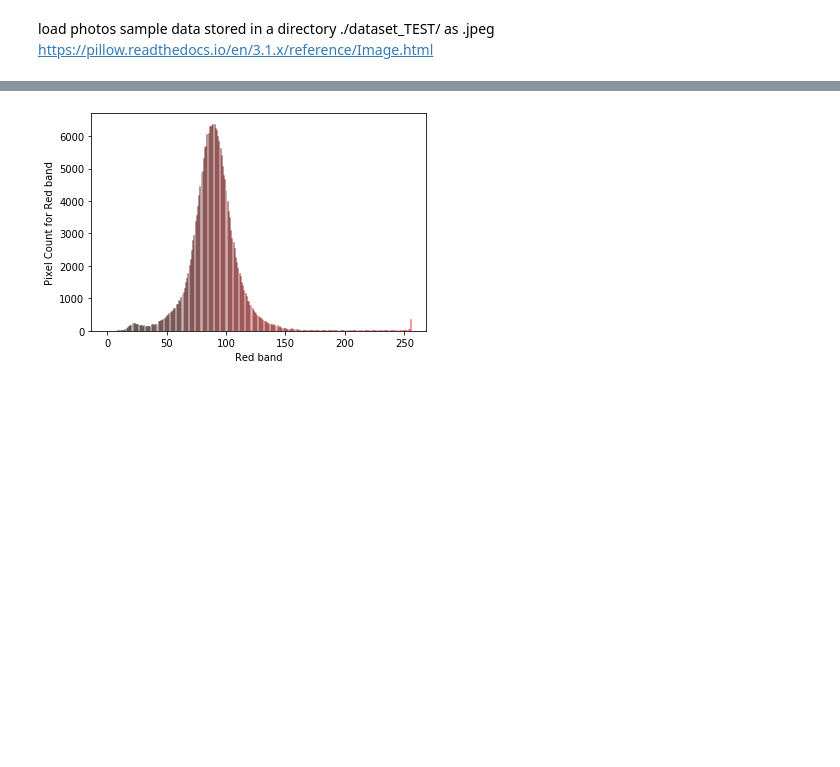
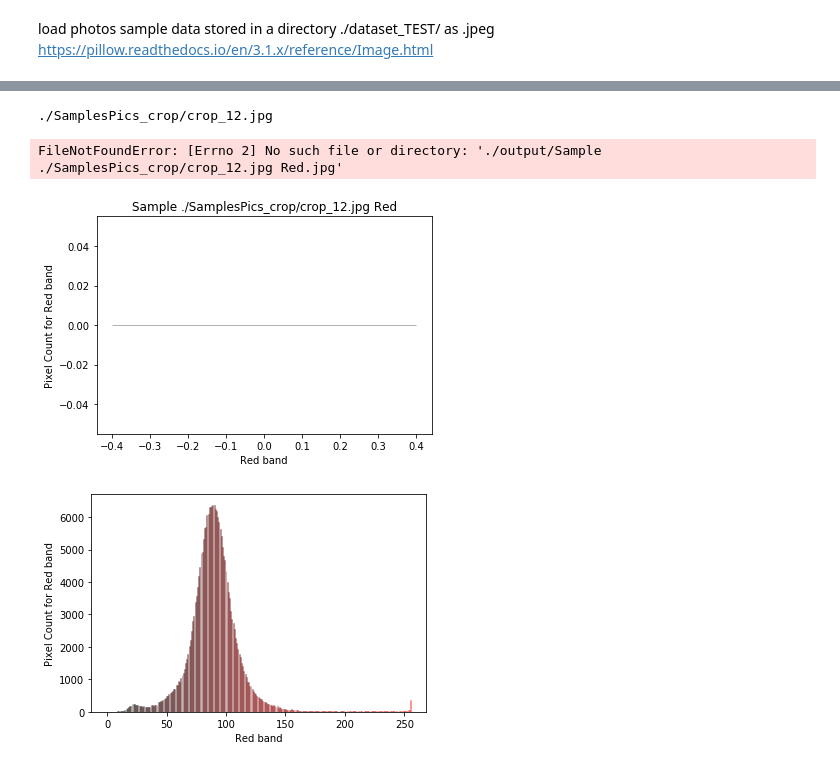
Before and after one commit to rebeccambruce/Senior_Capstone, a Jupyter notebook: python extract pixel values using PIL.ipynb, the cells around one changed output, grey strips where cells are left out. Saved outputs shown, nothing was run; the diff lists cells and outputs as text; code cells hidden in the pictures; blank space fills up the shorter version.

```diff
--- a/python extract pixel values using PIL.ipynb
+++ b/python extract pixel values using PIL.ipynb
@@ -84,3 +106,27 @@ def crop_fix_image(pixel,image):
+# %%
+#crop photos in file
+base = get_imlist('./SamplesPics/')
+x=0
+for i in base:
+    x+=1
+    base_i=Image.open(i)
+    pixel_num= 1000
+    base_i_crop=crop_fix_image(pixel_num,base_i)
+    filename=str('crop_'+ str(x))
+    fullpath = os.path.join('./SamplesPics_crop/', filename + '.jpg' )
+    base_i_crop.save(fullpath)
+# %%
+#load photo and make histogram
+base = get_imlist('./SamplesPics_crop/')
+x=0
+for i in base:
+    im=Image.open(i)
+    im.show()
+    get_histogram(im)
+# %% [output]
+./SamplesPics_crop/crop_12.jpg
+FileNotFoundError: [Errno 2] No such file or directory: './output/Sample ./SamplesPics_crop/crop_12.jpg Red.jpg'
+[figure, added]
 # %%
 base = get_imlist('./dataset_base/')
 x=0
```
Also changed, not shown: parts of 1 cell of this notebook, 37 other files.
